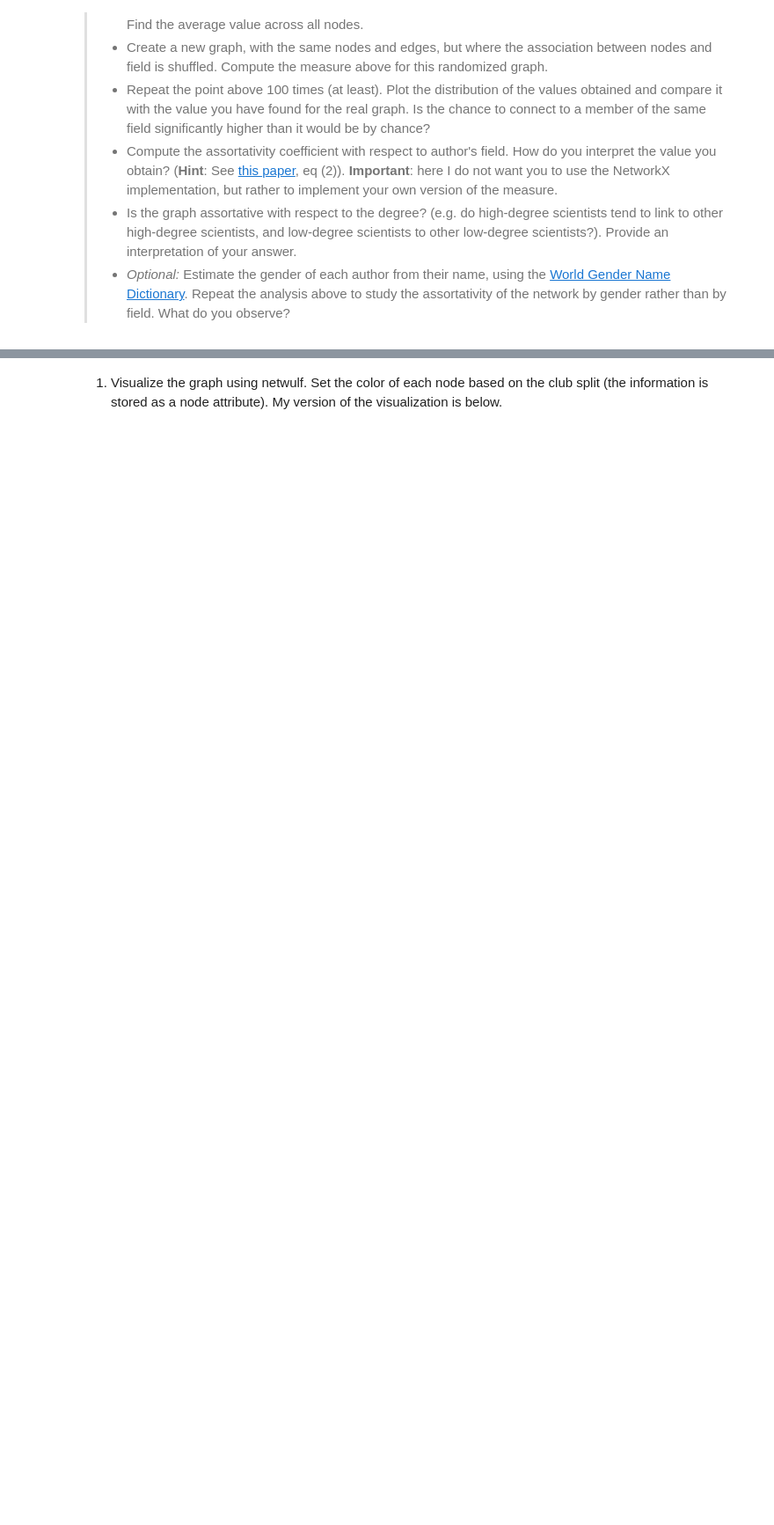
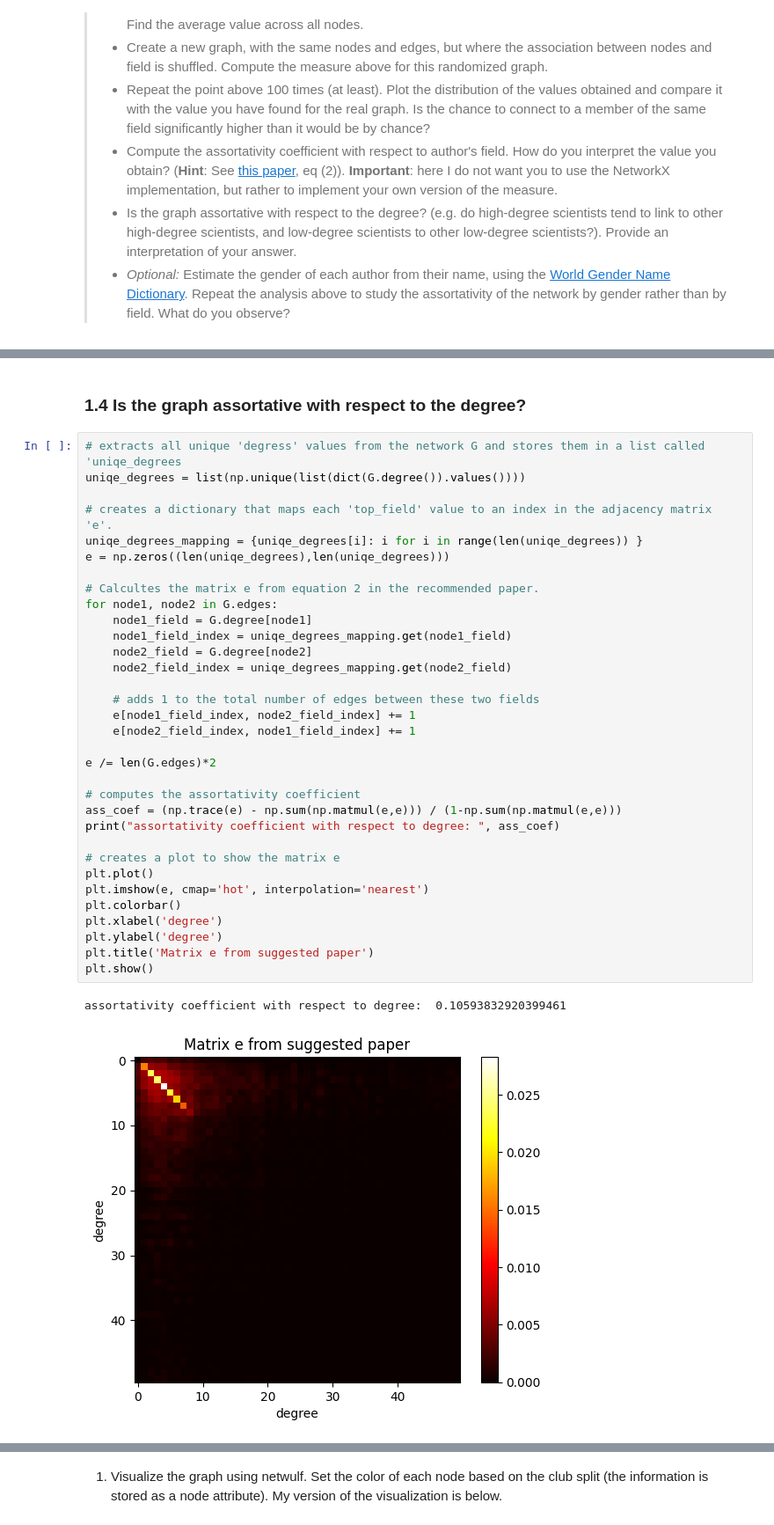
Before and after one commit to christian-kento-rasmussen/02467-Computational-Social-Science-projects, a Jupyter notebook: Assignment 2.ipynb, the cells around one changed output, grey strips where cells are left out. Shown at 88% size. Saved outputs shown, nothing was run; the diff lists cells and outputs as text; blank space fills up the shorter version.

```diff
--- a/Assignment 2.ipynb
+++ b/Assignment 2.ipynb
@@ -107,0 +195,38 @@ for i in range(n):
+# %% [markdown]
+### 1.4 Is the graph assortative with respect to the degree?
+# %%
+# extracts all unique 'degress' values from the network G and stores them in a list called 'uniqe_degrees
+uniqe_degrees = list(np.unique(list(dict(G.degree()).values())))
+
+# creates a dictionary that maps each 'top_field' value to an index in the adjacency matrix 'e'.
+uniqe_degrees_mapping = {uniqe_degrees[i]: i for i in range(len(uniqe_degrees)) }
+e = np.zeros((len(uniqe_degrees),len(uniqe_degrees)))
+
+# Calcultes the matrix e from equation 2 in the recommended paper.
+for node1, node2 in G.edges:
+    node1_field = G.degree[node1]
+    node1_field_index = uniqe_degrees_mapping.get(node1_field)
+    node2_field = G.degree[node2]
+    node2_field_index = uniqe_degrees_mapping.get(node2_field)
+
+    # adds 1 to the total number of edges between these two fields
+    e[node1_field_index, node2_field_index] += 1
+    e[node2_field_index, node1_field_index] += 1
+
+e /= len(G.edges)*2
+
+# computes the assortativity coefficient
+ass_coef = (np.trace(e) - np.sum(np.matmul(e,e))) / (1-np.sum(np.matmul(e,e)))
+print("assortativity coefficient with respect to degree: ", ass_coef)
+
+# creates a plot to show the matrix e
+plt.plot()
+plt.imshow(e, cmap='hot', interpolation='nearest')
+plt.colorbar()
+plt.xlabel('degree')
+plt.ylabel('degree')
+plt.title('Matrix e from suggested paper')
+plt.show()
+# %% [output]
+assortativity coefficient with respect to degree:  0.10593832920399461
+[figure, added]
```
Also changed, not shown: parts of 71 cells of this notebook.
